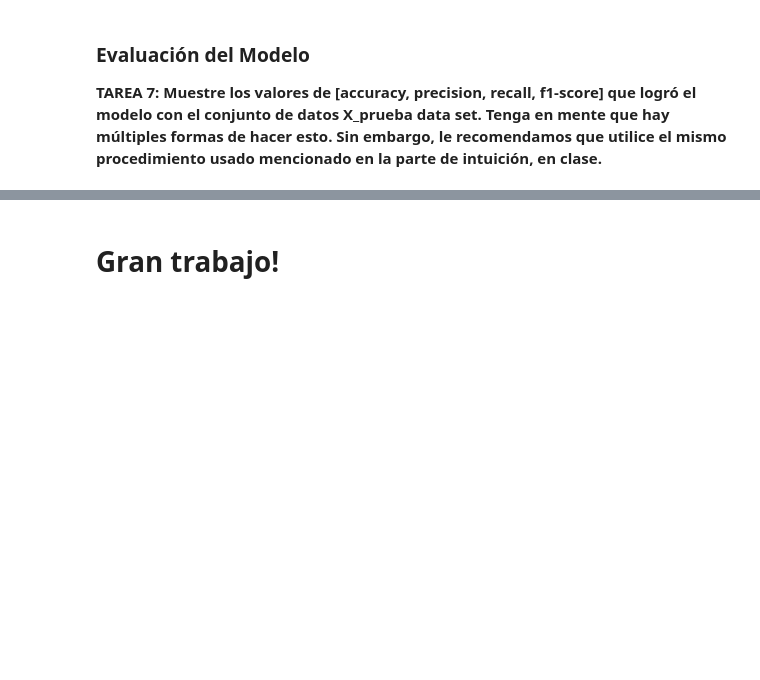
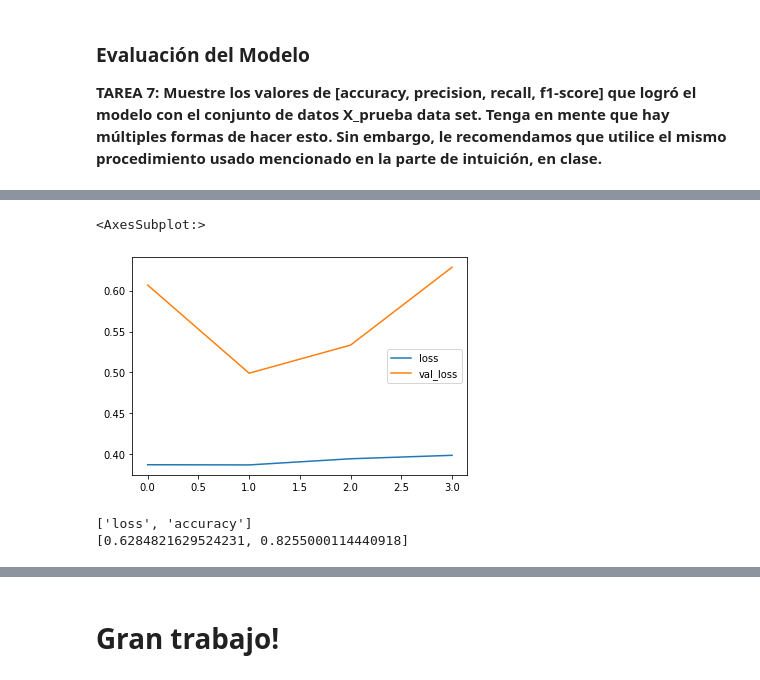
Before and after one commit to alegudiel/Lab4_DataScience, a Jupyter notebook: Laboratorio_4_CNN.ipynb, the cells around one changed output, grey strips where cells are left out. Saved outputs shown, nothing was run; the diff lists cells and outputs as text; code cells hidden in the pictures; blank space fills up the shorter version.

```diff
--- a/Laboratorio_4_CNN.ipynb
+++ b/Laboratorio_4_CNN.ipynb
@@ -152,0 +231,11 @@ modelo = Sequential()
+# %%
+perdidas[['loss', 'val_loss']].plot()
+# %% [output]
+<AxesSubplot:>
+[figure, added]
+# %%
+print(modelo.metrics_names)
+print(modelo.evaluate(X_prueba, y_cat_test, verbose = 0))
+# %% [output]
+['loss', 'accuracy']
+[0.6284821629524231, 0.8255000114440918]
```
Also changed, not shown: parts of 21 cells of this notebook.
